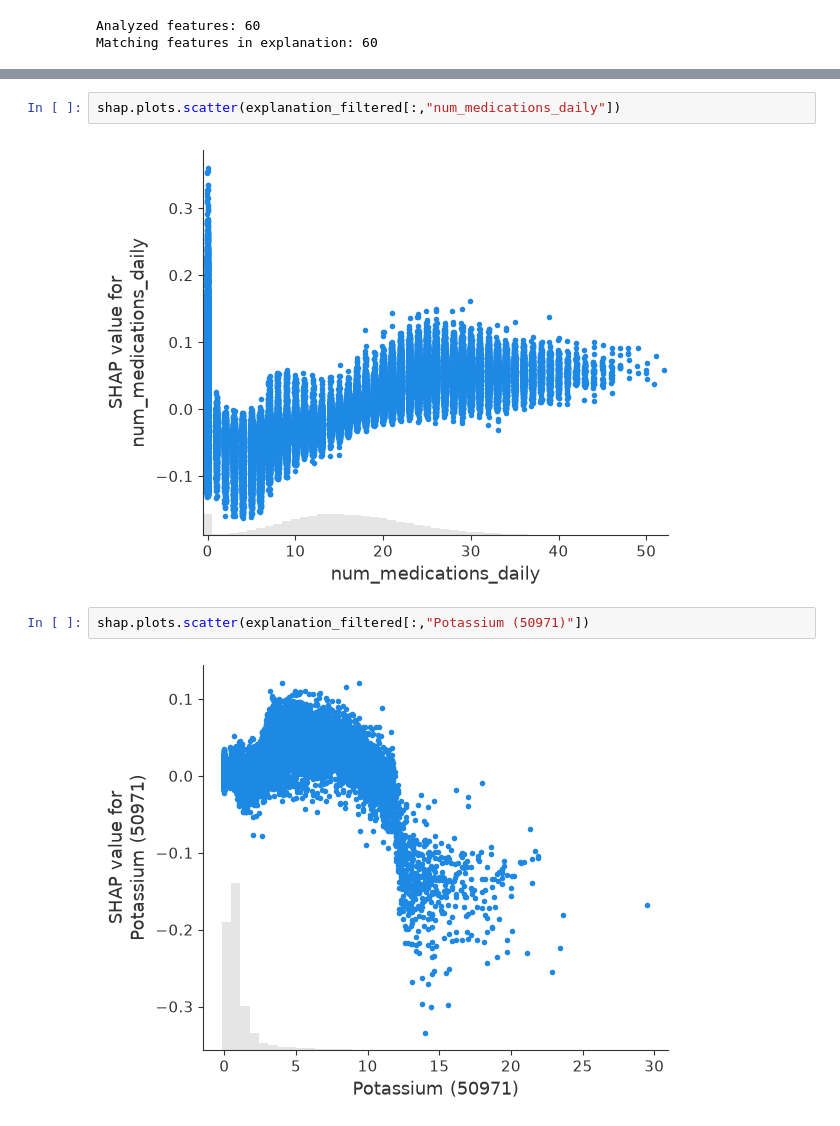
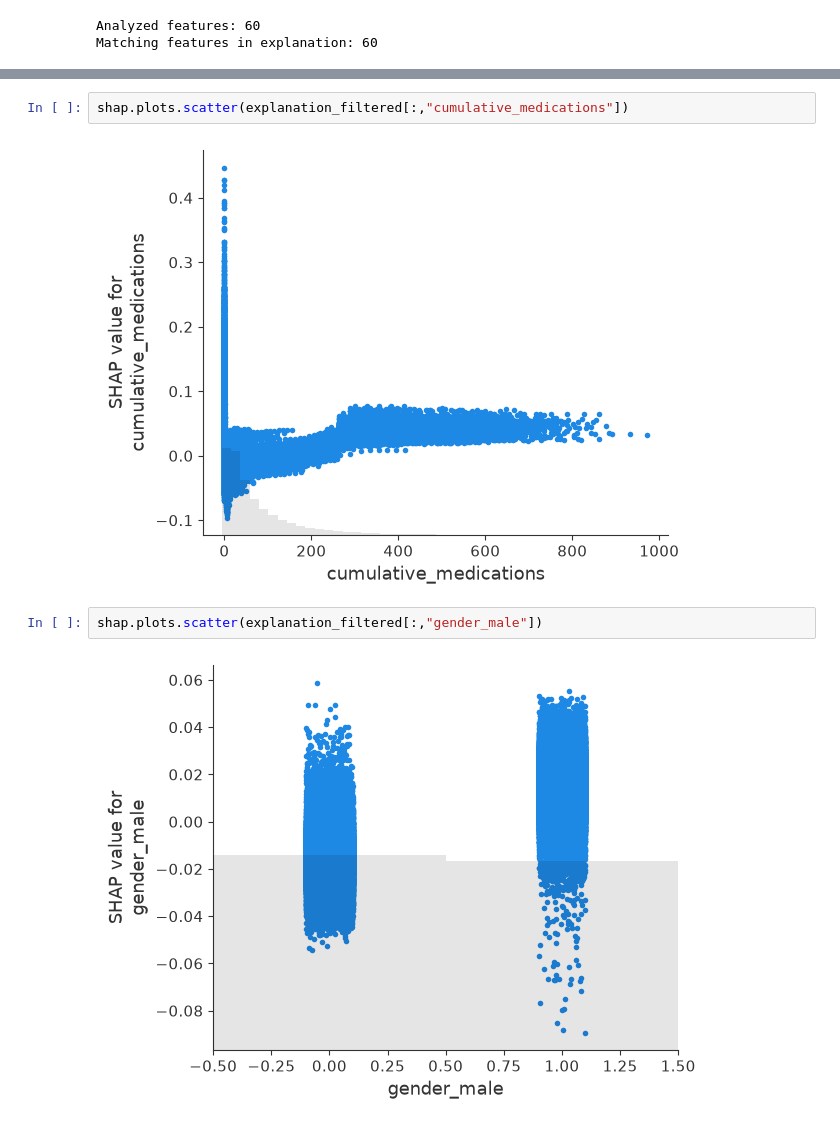
Before and after one commit to arinapetukhova/trusted_llm_risk_profiling, a Jupyter notebook: shap_eda.ipynb, the cells around one changed output, grey strips where cells are left out. Saved outputs shown, nothing was run; the diff lists cells and outputs as text.

```diff
--- a/shap_eda.ipynb
+++ b/shap_eda.ipynb
@@ -121,11 +121,11 @@ shap.plots.scatter(explanation_filtered[:,"Glucose (50931)"])
 # %%
-shap.plots.scatter(explanation_filtered[:,"num_medications_daily"])
+shap.plots.scatter(explanation_filtered[:,"cumulative_medications"])
 # %% [output]
-[figure, old version]
+[figure, new version]
 # %%
-shap.plots.scatter(explanation_filtered[:,"Potassium (50971)"])
+shap.plots.scatter(explanation_filtered[:,"gender_male"])
 # %% [output]
-[figure, old version]
+[figure, new version]
 # %%
 shap.plots.scatter(explanation_filtered[:,"cumulative_procedures"])
 # %% [output]
```
Also changed, not shown: parts of 12 cells of this notebook, 4 other files.
